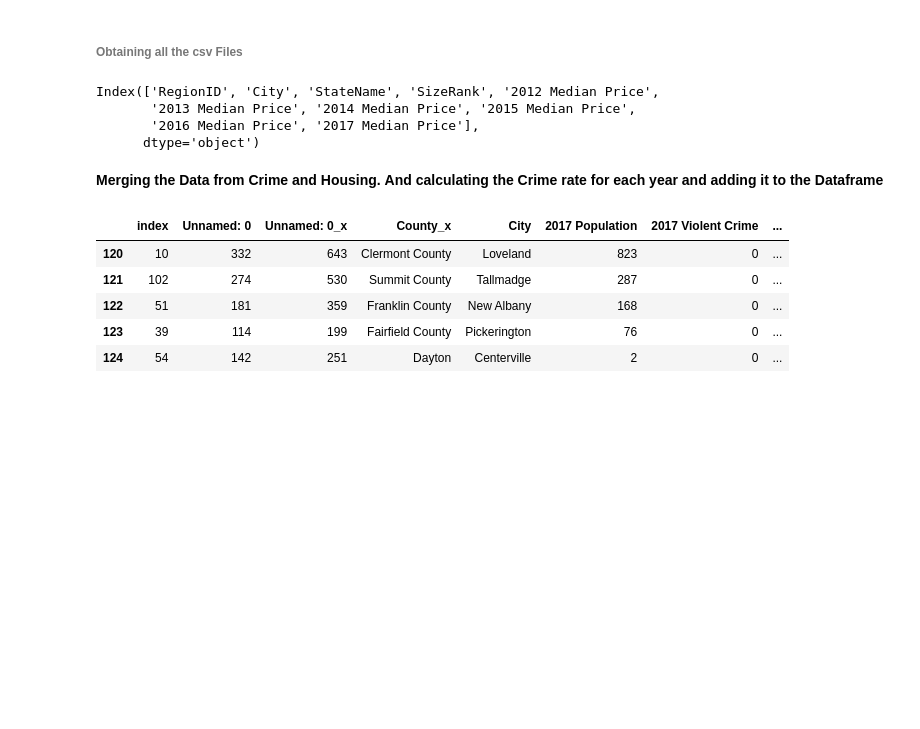
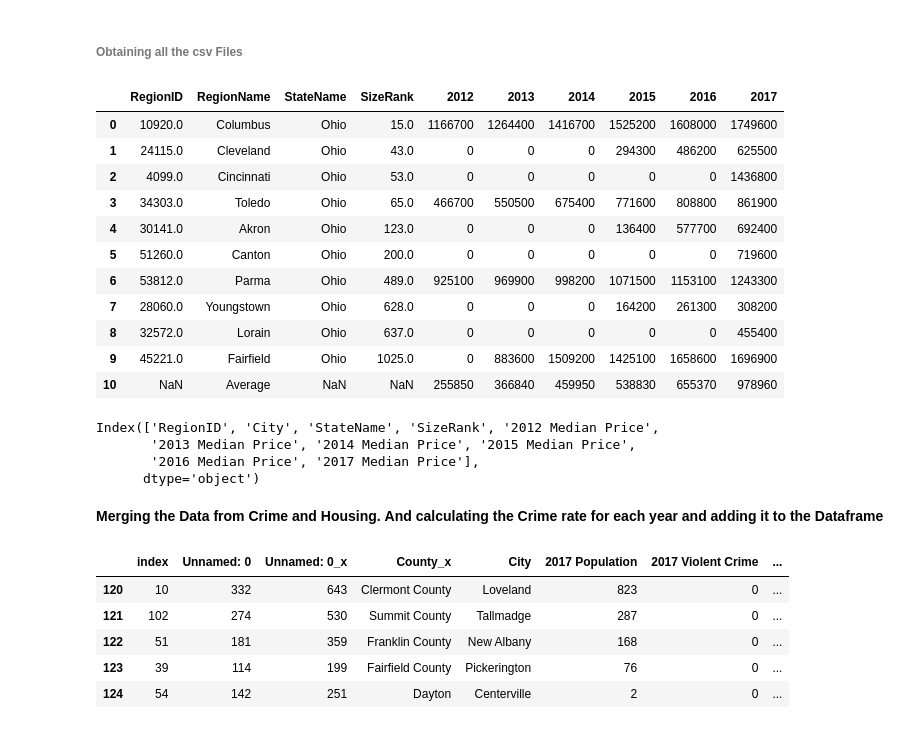
Before and after one commit to taylorbreychak/Project-1, a Jupyter notebook: ProjectCode_Merged/CrimeDataAnalysis-FinalCode.ipynb, the cells around one changed output. Cells and saved outputs as stored; diff of their text form; code cells hidden in the pictures; blank space fills up the shorter version.

Commit message:
Taylor Code Merged

```diff
--- a/ProjectCode_Merged/CrimeDataAnalysis-FinalCode.ipynb
+++ b/ProjectCode_Merged/CrimeDataAnalysis-FinalCode.ipynb
@@ -17,14 +17,38 @@ crime2013_csv = "Resources/OhioCrime2013_NoNan.csv"
 crime2012_csv = "Resources/OhioCrime2012_NoNan.csv"
 Zillow_Ohio_csv = "Resources/newZillowOH_Data.csv"
 Ohio_Crime_csv = "Resources/CrimeData_merged.csv"
+#@Author Taylor
+crimedata="Resources/CrimeData_top10.csv"
+crime2012="Resources/Crime2012_top10.csv"
+housingdata="Resources/newZillowOH_top10.csv"
 # %%
 #File Containing Data for Zillow
 zillow_df = pd.read_csv(Zillow_Ohio_csv)
 zillow_df = zillow_df.fillna(0)
 
 #File Containing Data for Crime (2014-2017)
 ohiocrime_df = pd.read_csv(Ohio_Crime_csv)
 ohiocrime_df = ohiocrime_df.fillna(0)
+#@Author Taylor
+crimedata_df = pd.read_csv(crimedata)
+crimedata_df
+crime2012_df = pd.read_csv(crime2012)
+crime2012_df
+housingdata_df = pd.read_csv(housingdata)
+housingdata_df
+# %% [output]
+|  | RegionID | RegionName | StateName | SizeRank | 2012 | 2013 | 2014 | 2015 | 2016 | 2017 |
+| 0 | 10920.0 | Columbus | Ohio | 15.0 | 1166700 | 1264400 | 1416700 | 1525200 | 1608000 | 1749600 |
+| 1 | 24115.0 | Cleveland | Ohio | 43.0 | 0 | 0 | 0 | 294300 | 486200 | 625500 |
+| 2 | 4099.0 | Cincinnati | Ohio | 53.0 | 0 | 0 | 0 | 0 | 0 | 1436800 |
+| 3 | 34303.0 | Toledo | Ohio | 65.0 | 466700 | 550500 | 675400 | 771600 | 808800 | 861900 |
+| 4 | 30141.0 | Akron | Ohio | 123.0 | 0 | 0 | 0 | 136400 | 577700 | 692400 |
+| 5 | 51260.0 | Canton | Ohio | 200.0 | 0 | 0 | 0 | 0 | 0 | 719600 |
+| 6 | 53812.0 | Parma | Ohio | 489.0 | 925100 | 969900 | 998200 | 1071500 | 1153100 | 1243300 |
+| 7 | 28060.0 | Youngstown | Ohio | 628.0 | 0 | 0 | 0 | 164200 | 261300 | 308200 |
+| 8 | 32572.0 | Lorain | Ohio | 637.0 | 0 | 0 | 0 | 0 | 0 | 455400 |
+| 9 | 45221.0 | Fairfield | Ohio | 1025.0 | 0 | 883600 | 1509200 | 1425100 | 1658600 | 1696900 |
+| 10 | NaN | Average | NaN | NaN | 255850 | 366840 | 459950 | 538830 | 655370 | 978960 |
 # %%
 #Renaming the COlumns for Zillow Data
 zillow_df = zillow_df.rename(columns={"RegionName": "City", "2017": "2017 Median Price", "2016":"2016 Median Price",
```
Also changed, not shown: parts of 12 cells of this notebook.
